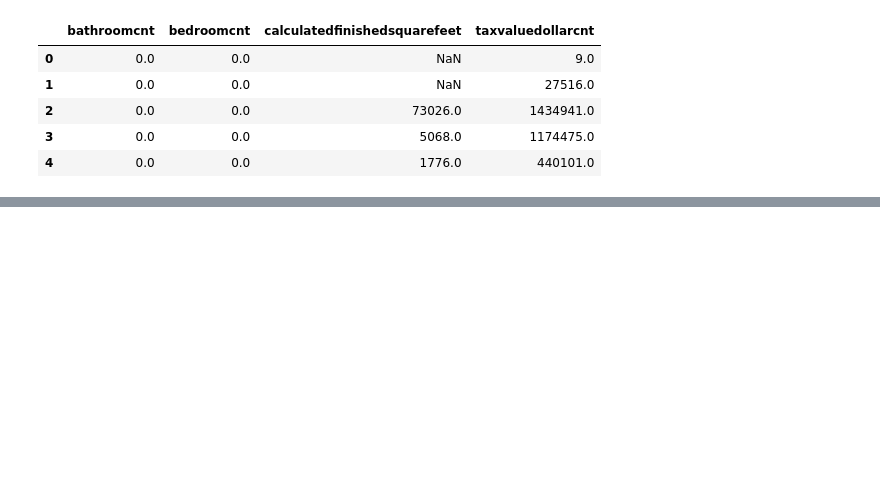
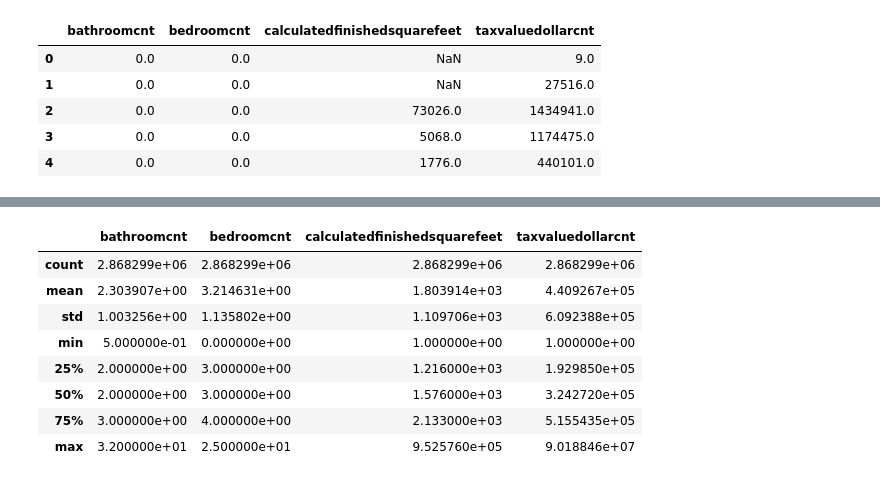
Before and after one commit to Robust-Analytics/zillow-project, a Jupyter notebook: prepare-chris.ipynb, the cells around one changed output, grey strips where cells are left out. Drawn from its saved outputs; the diff is of its cells as text; code cells hidden in the pictures; blank space fills up the shorter version.

```diff
--- a/prepare-chris.ipynb
+++ b/prepare-chris.ipynb
@@ -17,6 +15,6 @@ from
 # %%
 # Read in the zillow dataset and assign to a variable
-df = pd.read_csv('./data/raw/zillow.csv')
+df = pd.read_csv('zillow.csv')
 # %%
 # My first dataset with +2 million rows :)
 df.shape
@@ -256,5 +254,5 @@ def prepare_zillow_mvp(df):
     df = df[['bathroomcnt', 'bedroomcnt', 'calculatedfinishedsquarefeet', 'taxvaluedollarcnt']]
     return df
 # %%
-df = pd.read_csv('./data/raw/zillow.csv')
+df = pd.read_csv('zillow.csv')
 df = prepare_zillow_mvp(df)
@@ -269,0 +294,2 @@ df.head()
+# %%
+df = df.dropna()
@@ -269,0 +305,14 @@ df.head()
+# %%
+df = df[(df['bathroomcnt'] > 0) & (df['bathroomcnt'] > 0)]
+# %%
+df.describe()
+# %% [output]
+|  | bathroomcnt | bedroomcnt | calculatedfinishedsquarefeet | taxvaluedollarcnt |
+| count | 2.868299e+06 | 2.868299e+06 | 2.868299e+06 | 2.868299e+06 |
+| mean | 2.303907e+00 | 3.214631e+00 | 1.803914e+03 | 4.409267e+05 |
+| std | 1.003256e+00 | 1.135802e+00 | 1.109706e+03 | 6.092388e+05 |
+| min | 5.000000e-01 | 0.000000e+00 | 1.000000e+00 | 1.000000e+00 |
+| 25% | 2.000000e+00 | 3.000000e+00 | 1.216000e+03 | 1.929850e+05 |
+| 50% | 2.000000e+00 | 3.000000e+00 | 1.576000e+03 | 3.242720e+05 |
+| 75% | 3.000000e+00 | 4.000000e+00 | 2.133000e+03 | 5.155435e+05 |
+| max | 3.200000e+01 | 2.500000e+01 | 9.525760e+05 | 9.018846e+07 |
```
Also changed, not shown: parts of 7 cells of this notebook, 1 other file.
